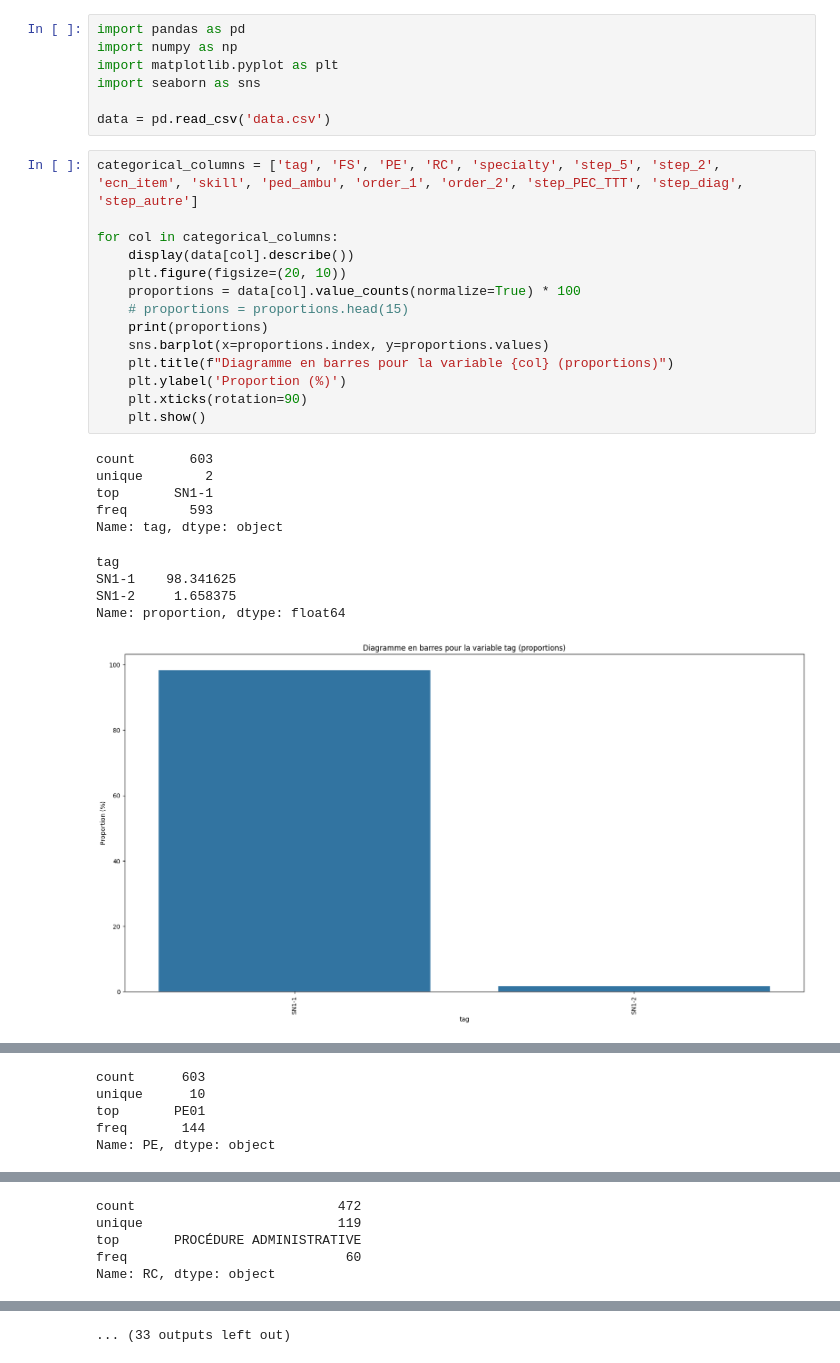
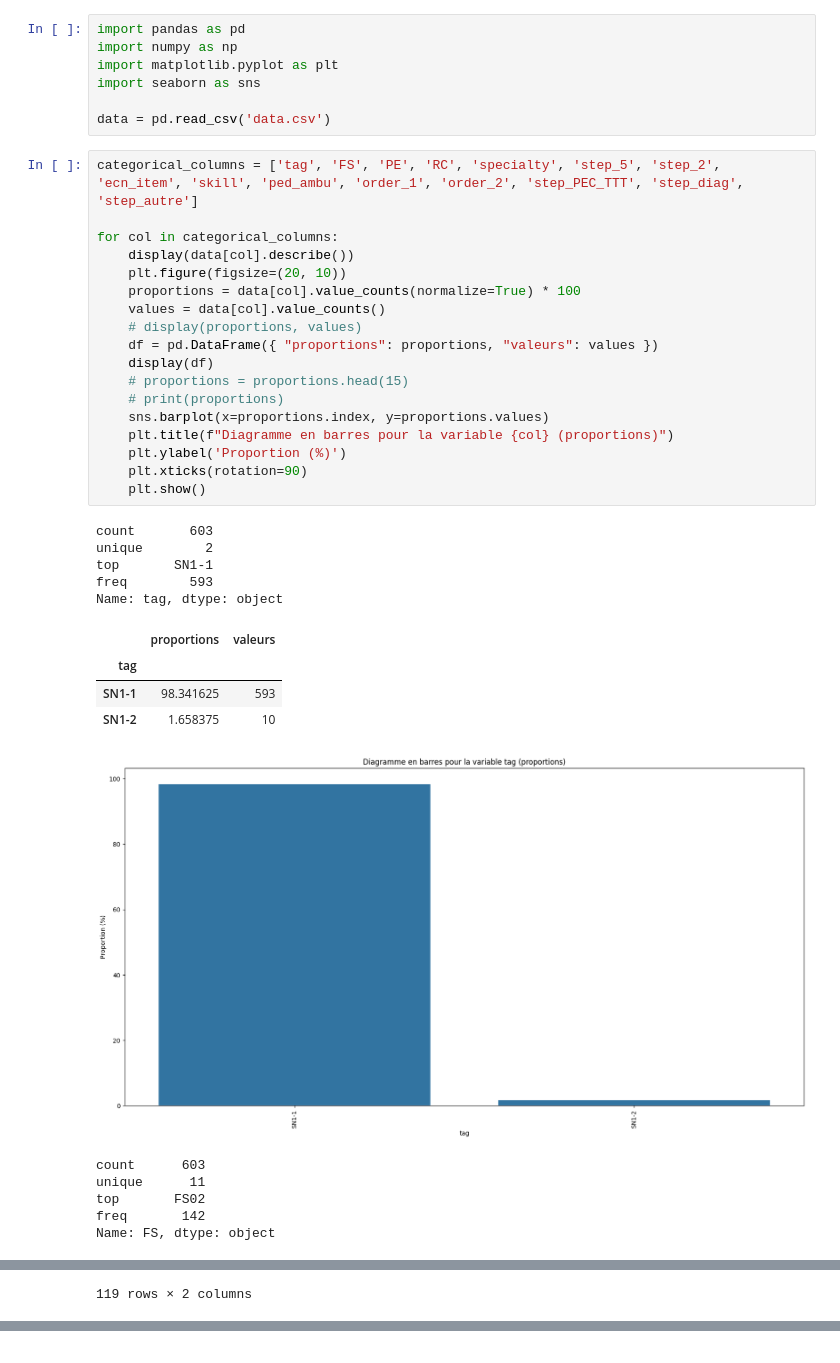
Before and after one commit to ClemBouy/stat, a Jupyter notebook: These_Alienor&Laurene/SN1/02_DescriptionVariablesQuali.ipynb, the cells around one changed output, grey strips where cells are left out. Saved outputs shown, nothing was run; the diff lists cells and outputs as text.

```diff
--- a/These_Alienor&Laurene/SN1/02_DescriptionVariablesQuali.ipynb
+++ b/These_Alienor&Laurene/SN1/02_DescriptionVariablesQuali.ipynb
@@ -8,25 +8,34 @@ data = pd.read_csv('data.csv')
 # %%
 categorical_columns = ['tag', 'FS', 'PE', 'RC', 'specialty', 'step_5', 'step_2', 'ecn_item', 'skill', 'ped_ambu', 'order_1', 'order_2', 'step_PEC_TTT', 'step_diag', 'step_autre']
 
 for col in categorical_columns:
     display(data[col].describe())
     plt.figure(figsize=(20, 10))
     proportions = data[col].value_counts(normalize=True) * 100
+    values = data[col].value_counts()
+    # display(proportions, values)
+    df = pd.DataFrame({ "proportions": proportions, "valeurs": values })
+    display(df)
     # proportions = proportions.head(15)
-    print(proportions)
+    # print(proportions)
     sns.barplot(x=proportions.index, y=proportions.values)
     plt.title(f"Diagramme en barres pour la variable {col} (proportions)")
     plt.ylabel('Proportion (%)')
     plt.xticks(rotation=90)
     plt.show()
 # %% [output]
 count       603
 unique        2
 top       SN1-1
 freq        593
 Name: tag, dtype: object
+|  | proportions | valeurs |
+| tag |  |  |
+| SN1-1 | 98.341625 | 593 |
+| SN1-2 | 1.658375 | 10 |
+[figure]
-tag
-SN1-1    98.341625
-SN1-2     1.658375
-Name: proportion, dtype: float64
+count      603
+unique      11
+top       FS02
+freq       142
+Name: FS, dtype: object
-[figure]
@@ -52,5 +92 @@ Name: proportion, dtype: float64
-count      603
-unique      10
-top       PE01
-freq       144
-Name: PE, dtype: object
+119 rows × 2 columns
@@ -70,5 +93,0 @@ Name: proportion, dtype: float64
-count                          472
-unique                         119
-top       PROCÉDURE ADMINISTRATIVE
-freq                            60
-Name: RC, dtype: object
@@ -89 +93,0 @@ Name: proportion, Length: 119, dtype: float64
-... (33 outputs left out)
```
Also changed, not shown: parts of 1 cell of this notebook.
